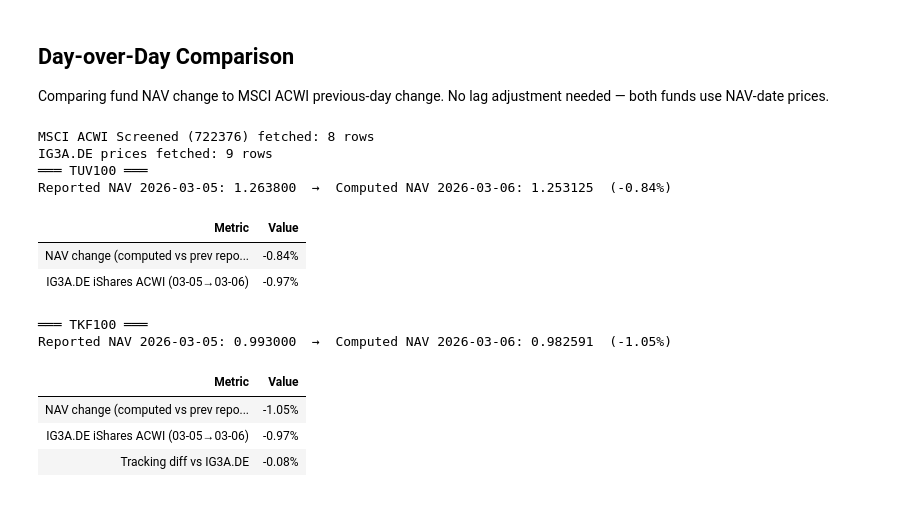
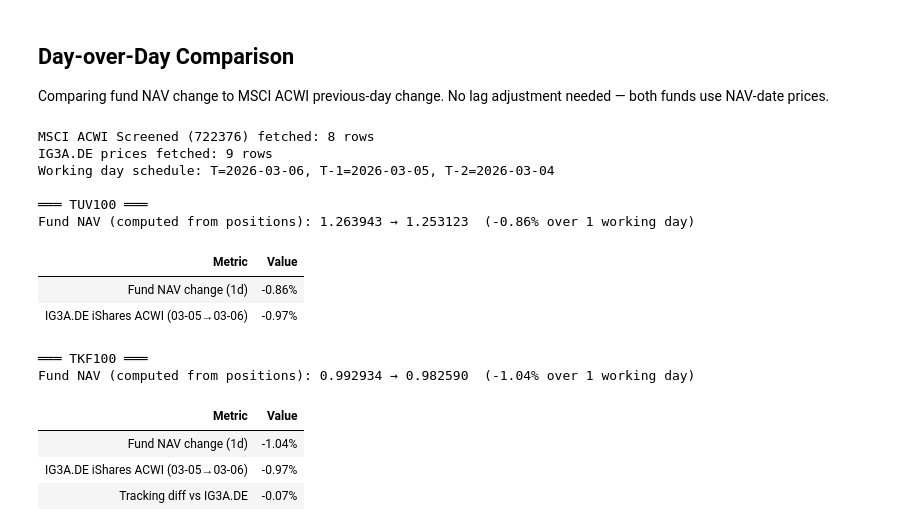
Before and after one commit to TulevaEE/reporting-engine, a Jupyter notebook: reports/adhoc/nav_check_equity.ipynb, the cells around one changed output. Drawn from its saved outputs; the diff is of its cells as text; code cells hidden in the pictures.

```diff
--- a/reports/adhoc/nav_check_equity.ipynb
+++ b/reports/adhoc/nav_check_equity.ipynb
@@ -568,6 +602,7 @@ for fund in FUNDS:
 
     # Store for later cells
     fd['computed_nav'] = computed_nav
+    fd['prev_computed_nav'] = prev_computed_nav
     fd['nav_diff_eur'] = nav_diff_eur
     fd['nav_diff_pct'] = nav_diff_pct
     fd['total_accrual'] = total_accrual
@@ -607,6 +644,11 @@ from urllib.request import urlopen, Request
 
 idx_data = raw_index.copy()
 idx_data['Date'] = pd.to_datetime(idx_data['Date'])
+
+# Estonian working day dates relative to NAV_DATE
+T = NAV_DATE
+T1 = ee_offset(NAV_DATE, -1)  # previous working day
+T2 = ee_offset(NAV_DATE, -2)  # two working days back
 
 # SSL context for MSCI API
 ssl_ctx = ssl.create_default_context()
@@ -633,23 +675,26 @@ ig3a_hist.index = ig3a_hist.index.tz_localize(None)
 print(f'IG3A.DE prices fetched: {len(ig3a_hist)} rows')
 
 nav_dt_ts = pd.to_datetime(NAV_DATE)
+t1_ts = pd.to_datetime(T1)
 
-def get_msci_change(prev_dt, nav_dt):
-    on_nav = msci_df[msci_df['Date'] <= nav_dt]
-    on_prev = msci_df[msci_df['Date'] <= prev_dt]
-    if len(on_nav) > 0 and len(on_prev) > 0:
-        t = on_nav.iloc[-1]
-        p = on_prev.iloc[-1]
+print(f'Working day schedule: T={T}, T-1={T1}, T-2={T2}\n')
+
+def get_msci_change(date_from, date_to):
+    on_to = msci_df[msci_df['Date'] <= pd.to_datetime(date_to)]
+    on_from = msci_df[msci_df['Date'] <= pd.to_datetime(date_from)]
+    if len(on_to) > 0 and len(on_from) > 0:
+        t = on_to.iloc[-1]
+        p = on_from.iloc[-1]
         if t['Date'] != p['Date']:
             return (t['level_eod'] - p['level_eod']) / p['level_eod'] * 100, p['Date'], t['Date']
     return None, None, None
 
-def get_ig3a_change(prev_dt, nav_dt):
-    ig3a_on_nav = ig3a_hist[ig3a_hist.index <= nav_dt]
-    ig3a_on_prev = ig3a_hist[ig3a_hist.index <= prev_dt]
-    if len(ig3a_on_nav) > 0 and len(ig3a_on_prev) > 0:
-        t_val, p_val = ig3a_on_nav.iloc[-1]['Close'], ig3a_on_prev.iloc[-1]['Close']
-        t_dt, p_dt = ig3a_on_nav.index[-1], ig3a_on_prev.index[-1]
+def get_ig3a_change(date_from, date_to):
+    on_to = ig3a_hist[ig3a_hist.index <= pd.to_datetime(date_to)]
+    on_from = ig3a_hist[ig3a_hist.index <= pd.to_datetime(date_from)]
+    if len(on_to) > 0 and len(on_from) > 0:
+        t_val, p_val = on_to.iloc[-1]['Close'], on_from.iloc[-1]['Close']
+        t_dt, p_dt = on_to.index[-1], on_from.index[-1]
         if t_dt != p_dt:
             return (t_val - p_val) / p_val * 100, p_dt, t_dt
     return None, None, None
@@ -659,7 +704,7 @@ for fund in FUNDS:
     fd = fund_data[code]
     prev_date = fd['prev_date']
     computed_nav = fd.get('computed_nav')
-    prev_nav = fd.get('prev_reported_nav')
+    prev_computed_nav = fd.get('prev_computed_nav')
 
     print(f'═══ {code} ═══')
 
@@ -668,57 +713,74 @@ for fund in FUNDS:
         fd['fund_nav_change_pct'] = None
         continue
 
-    if prev_nav is None or prev_date is None:
-        print(f'Cannot compare: no previous reported NAV available\n')
+    # Use computed NAV for both dates when available
+    if prev_computed_nav is not None:
+        prev_nav_val = prev_computed_nav
+        today_nav_val = computed_nav
+        nav_source = 'computed from positions'
+    elif fd.get('prev_reported_nav') is not None:
+        prev_nav_val = fd['prev_reported_nav']
+        today_nav_val = computed_nav
+        nav_source = 'computed vs prev reported'
+    else:
+        print(f'Cannot compare: no previous NAV available\n')
         fd['fund_nav_change_pct'] = None
         continue
 
-    fund_nav_change_pct = (computed_nav - prev_nav) / prev_nav * 100
-    prev_dt_ts = pd.to_datetime(prev_date)
+    fund_nav_change_pct = (today_nav_val - prev_nav_val) / prev_nav_val * 100
+    n_busdays = ee_busdays(prev_date, NAV_DATE)
+    busday_label = f' over {n_busdays} working day{"s" if n_busdays != 1 else ""}'
 
-    print(f'Reported NAV {prev_date}: {prev_nav:.6f}  →  Computed NAV {NAV_DATE}: {computed_nav:.6f}  ({fund_nav_change_pct:+.2f}%)')
+    print(f'Fund NAV ({nav_source}): {prev_nav_val:.6f} → {today_nav_val:.6f}  ({fund_nav_change_pct:+.2f}%{busday_label})')
+    if n_busdays > 1:
+        print(f'  Per working day: {fund_nav_change_pct / n_busdays:+.3f}%')
 
     rows = [
-        {'Metric': 'NAV change (computed vs prev reported)', 'Value': f'{fund_nav_change_pct:+.2f}%'},
+        {'Metric': f'Fund NAV change ({n_busdays}d)', 'Value': f'{fund_nav_change_pct:+.2f}%'},
     ]
+    if n_busdays > 1:
+        rows.append({'Metric': 'Fund NAV change (per day)', 'Value': f'{fund_nav_change_pct / n_busdays:+.3f}%'})
 
-    msci_pct, msci_d0, msci_d1 = get_msci_change(prev_dt_ts, nav_dt_ts)
-    ig3a_pct, ig3a_d0, ig3a_d1 = get_ig3a_change(prev_dt_ts, nav_dt_ts)
+    # Index changes using Estonian working days: T-1 → T
+    msci_pct, msci_d0, msci_d1 = get_msci_change(T1, T)
+    ig3a_pct, ig3a_d0, ig3a_d1 = get_ig3a_change(T1, T)
 
     if code == 'TUV100':
-        # Custom blended benchmark: 60% MSCI ACWI Screened + 40% IG3A
         if msci_pct is not None:
             rows.append({'Metric': f'MSCI ACWI Screened NR EUR ({msci_d0.strftime("%m-%d")}→{msci_d1.strftime("%m-%d")})', 'Value': f'{msci_pct:+.2f}%'})
         if ig3a_pct is not None:
             rows.append({'Metric': f'IG3A.DE iShares ACWI ({ig3a_d0.strftime("%m-%d")}→{ig3a_d1.strftime("%m-%d")})', 'Value': f'{ig3a_pct:+.2f}%'})
         if msci_pct is not None and ig3a_pct is not None:
             blended = 0.6 * msci_pct + 0.4 * ig3a_pct
             rows.append({'Metric': 'Blended benchmark (60% MSCI + 40% IG3A)', 'Value': f'{blended:+.2f}%'})
             rows.append({'Metric': 'Tracking diff vs blended', 'Value': f'{fund_nav_change_pct - blended:+.2f}%'})
 
     elif code == 'TKF100':
         if ig3a_pct is not None:
             rows.append({'Metric': f'IG3A.DE iShares ACWI ({ig3a_d0.strftime("%m-%d")}→{ig3a_d1.strftime("%m-%d")})', 'Value': f'{ig3a_pct:+.2f}%'})
             rows.append({'Metric': 'Tracking diff vs IG3A.DE', 'Value': f'{fund_nav_change_pct - ig3a_pct:+.2f}%'})
 
     comparison = pd.DataFrame(rows)
     display(comparison.style.hide(axis='index'))
 
     fd['fund_nav_change_pct'] = fund_nav_change_pct
+    fd['n_busdays'] = n_busdays
     fd['msci_change_pct'] = msci_pct
     fd['ig3a_change_pct'] = ig3a_pct
     print()
 # %% [output]
 MSCI ACWI Screened (722376) fetched: 8 rows
 IG3A.DE prices fetched: 9 rows
+Working day schedule: T=2026-03-06, T-1=2026-03-05, T-2=2026-03-04
+
 ═══ TUV100 ═══
-Reported NAV 2026-03-05: 1.263800  →  Computed NAV 2026-03-06: 1.253125  (-0.84%)
+Fund NAV (computed from positions): 1.263943 → 1.253123  (-0.86% over 1 working day)
 | Metric | Value |
-| NAV change (computed vs prev repo... | -0.84% |
+| Fund NAV change (1d) | -0.86% |
 | IG3A.DE iShares ACWI (03-05→03-06) | -0.97% |
 ═══ TKF100 ═══
-Reported NAV 2026-03-05: 0.993000  →  Computed NAV 2026-03-06: 0.982591  (-1.05%)
+Fund NAV (computed from positions): 0.992934 → 0.982590  (-1.04% over 1 working day)
 | Metric | Value |
-| NAV change (computed vs prev repo... | -1.05% |
+| Fund NAV change (1d) | -1.04% |
 | IG3A.DE iShares ACWI (03-05→03-06) | -0.97% |
-| Tracking diff vs IG3A.DE | -0.08% |
+| Tracking diff vs IG3A.DE | -0.07% |
```
Also changed, not shown: parts of 4 cells of this notebook, 1 other file.
